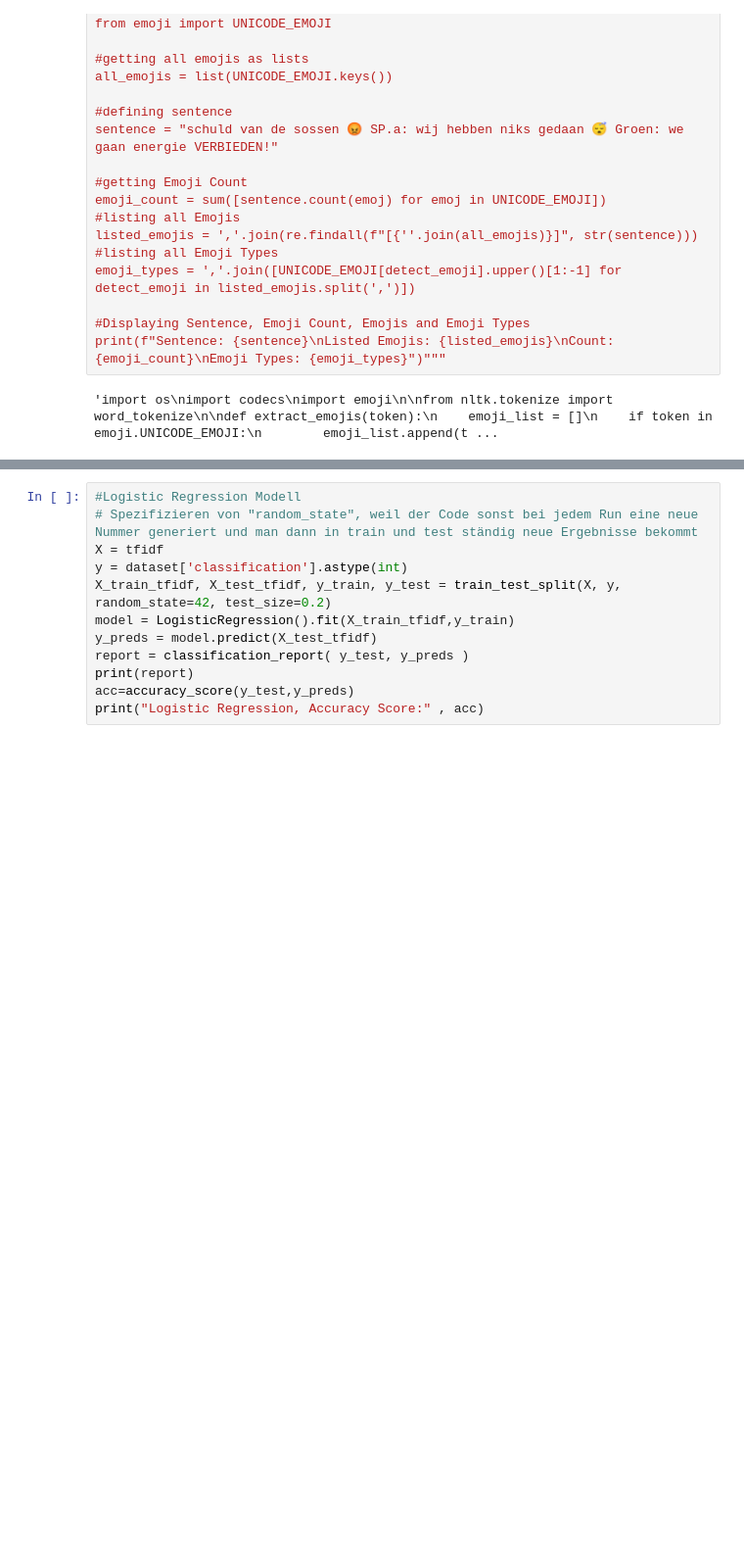
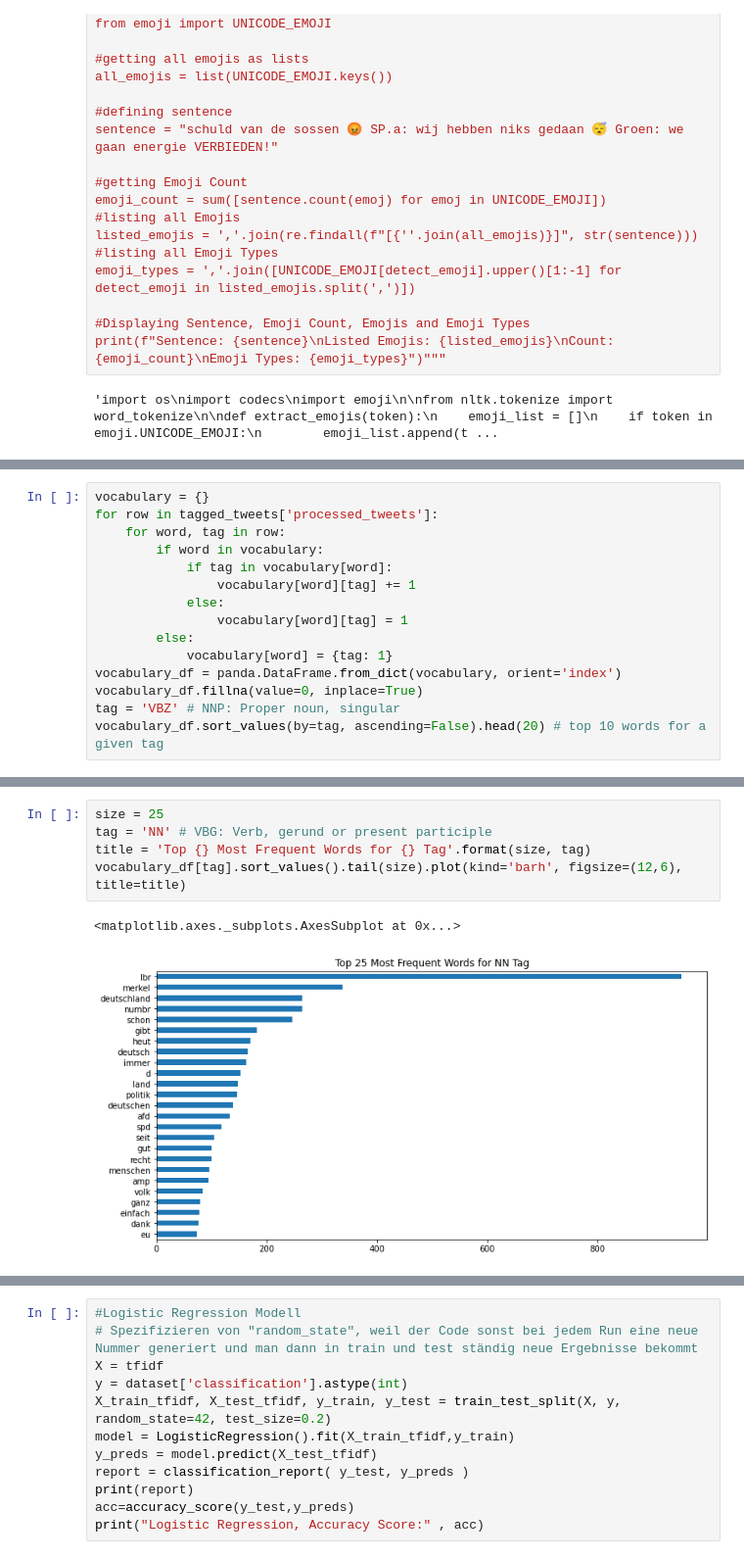
Before and after one commit to SexyRaxy/Software-Projekt, a Jupyter notebook: Test.ipynb, the cells around one changed output, grey strips where cells are left out. Shown at 98% size. Saved outputs shown, nothing was run; the diff lists cells and outputs as text; blank space fills up the shorter version.

```diff
--- a/Test.ipynb
+++ b/Test.ipynb
@@ -199,0 +238,15 @@ print(dataset[["tweet","processed_tweets"]].head(10))
+# %%
+vocabulary = {}
+for row in tagged_tweets['processed_tweets']:
+    for word, tag in row:
+        if word in vocabulary:
+            if tag in vocabulary[word]:
+                vocabulary[word][tag] += 1
+            else:
+                vocabulary[word][tag] = 1
+        else:
+            vocabulary[word] = {tag: 1}
+vocabulary_df = panda.DataFrame.from_dict(vocabulary, orient='index')
+vocabulary_df.fillna(value=0, inplace=True)
+tag = 'VBZ' # NNP: Proper noun, singular
+vocabulary_df.sort_values(by=tag, ascending=False).head(20) # top 10 words for a given tag
@@ -200,3 +272,11 @@ print(dataset[["tweet","processed_tweets"]].head(10))
+# %%
+size = 25
+tag = 'NN' # VBG: Verb, gerund or present participle
+title = 'Top {} Most Frequent Words for {} Tag'.format(size, tag)
+vocabulary_df[tag].sort_values().tail(size).plot(kind='barh', figsize=(12,6), title=title)
+# %% [output]
+<matplotlib.axes._subplots.AxesSubplot at 0x...>
+[figure, added]
 # %%
 # WordCloud aller Tweets
 from wordcloud import WordCloud
```
Also changed, not shown: parts of 17 cells of this notebook, 2 other files.
